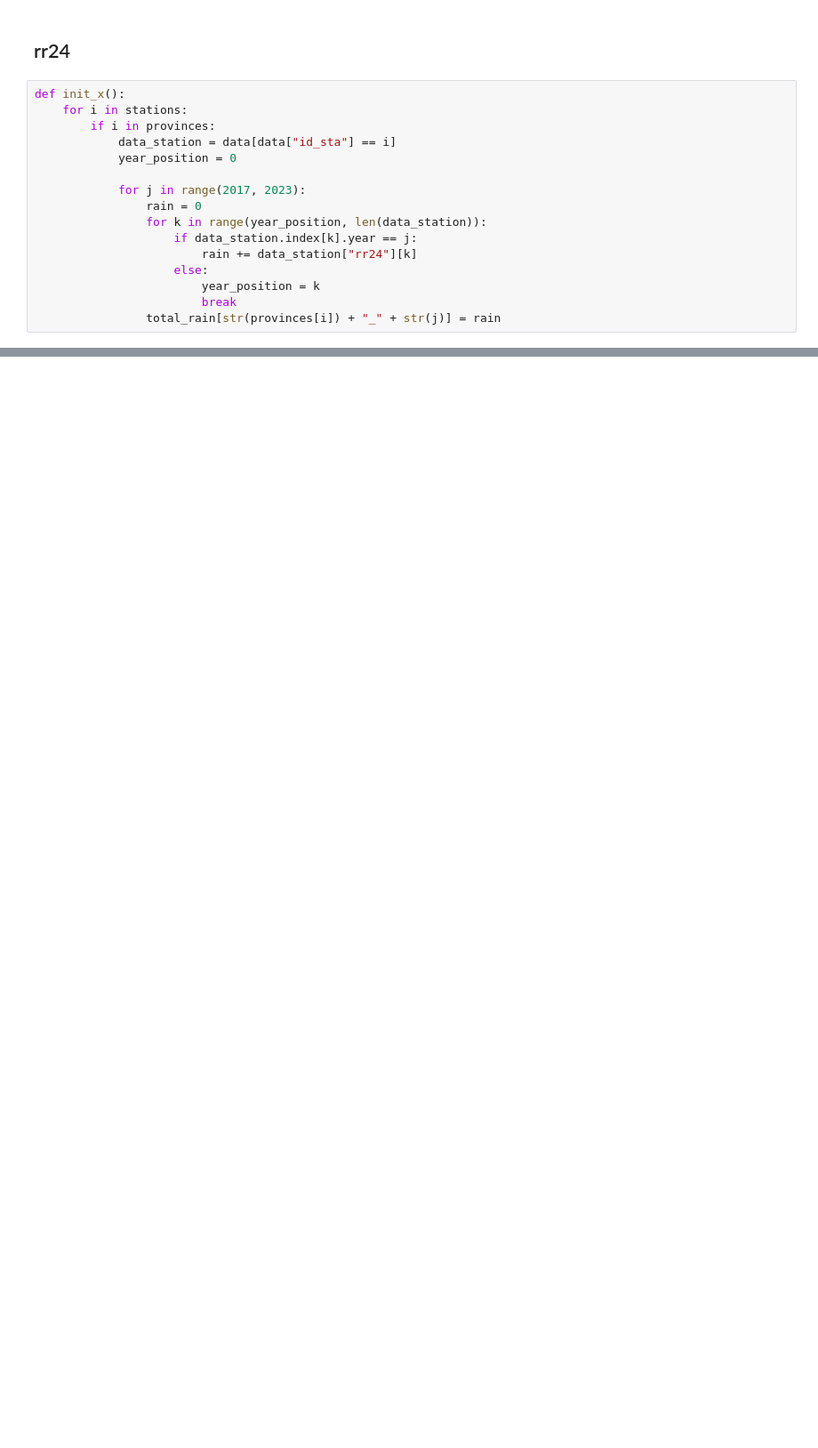
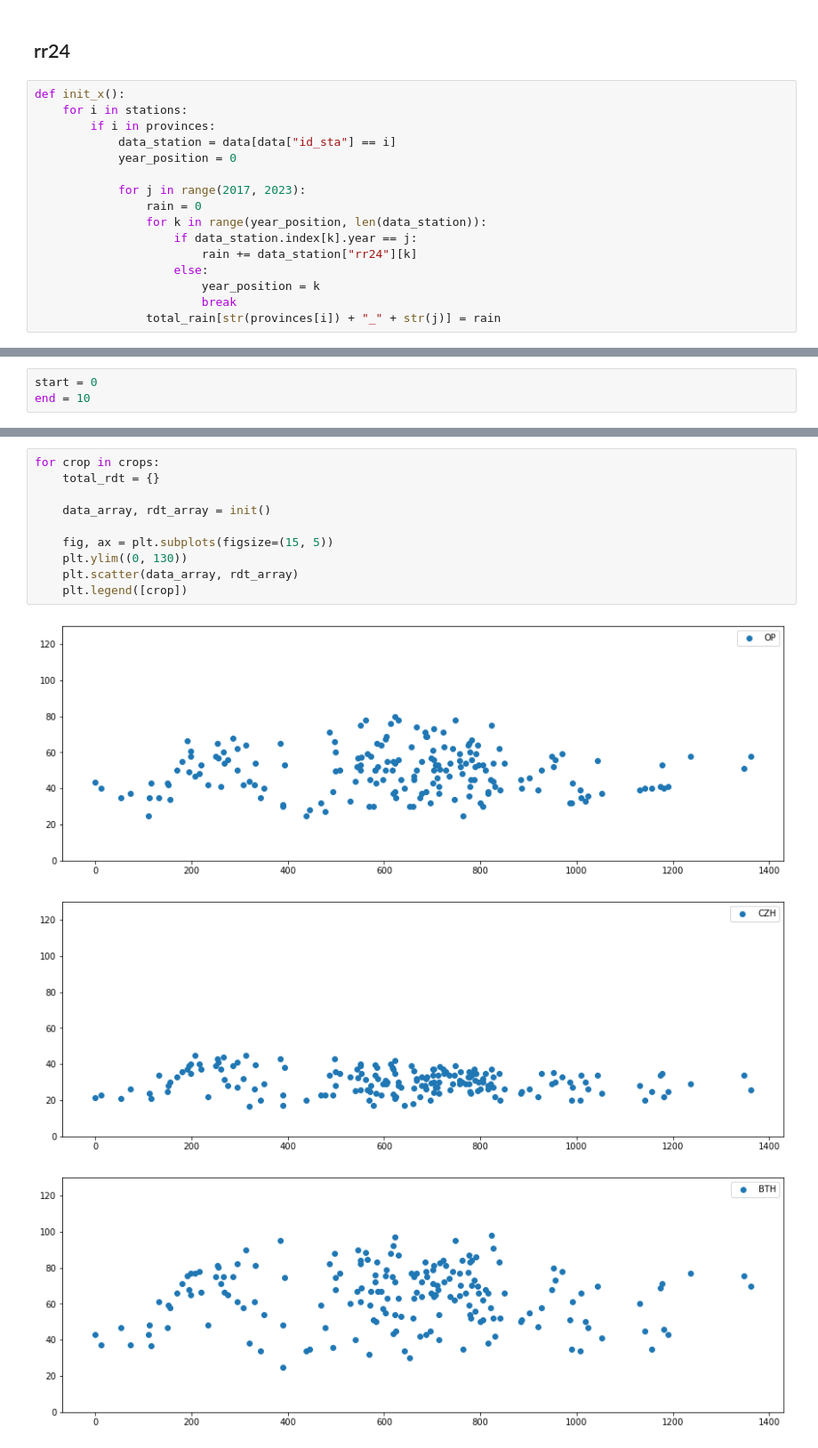
Before and after one commit to hyperplanning/HCYPPD, a Jupyter notebook: notebooks/Linear_Regression_2.ipynb, the cells around one changed output, grey strips where cells are left out. Shown: that part at 89% size. Drawn from its saved outputs; the diff is of its cells as text; blank space fills up the shorter version.

```diff
--- a/notebooks/Linear_Regression_2.ipynb
+++ b/notebooks/Linear_Regression_2.ipynb
@@ -130,3 +133,6 @@ def init_list():
+# %%
+start = 0
+end = 10
 # %%
 rRMSE_degree = {}
 total_rain = {}
@@ -165,0 +190,14 @@ best_predict
+# %%
+for crop in crops:
+    total_rdt = {}
+
+    data_array, rdt_array = init()
+
+    fig, ax = plt.subplots(figsize=(15, 5))
+    plt.ylim((0, 130))
+    plt.scatter(data_array, rdt_array)
+    plt.legend([crop])
+# %% [output]
+[figure, added]
+[figure, added]
+[figure, added]
```
Also changed, not shown: parts of 26 cells of this notebook.
